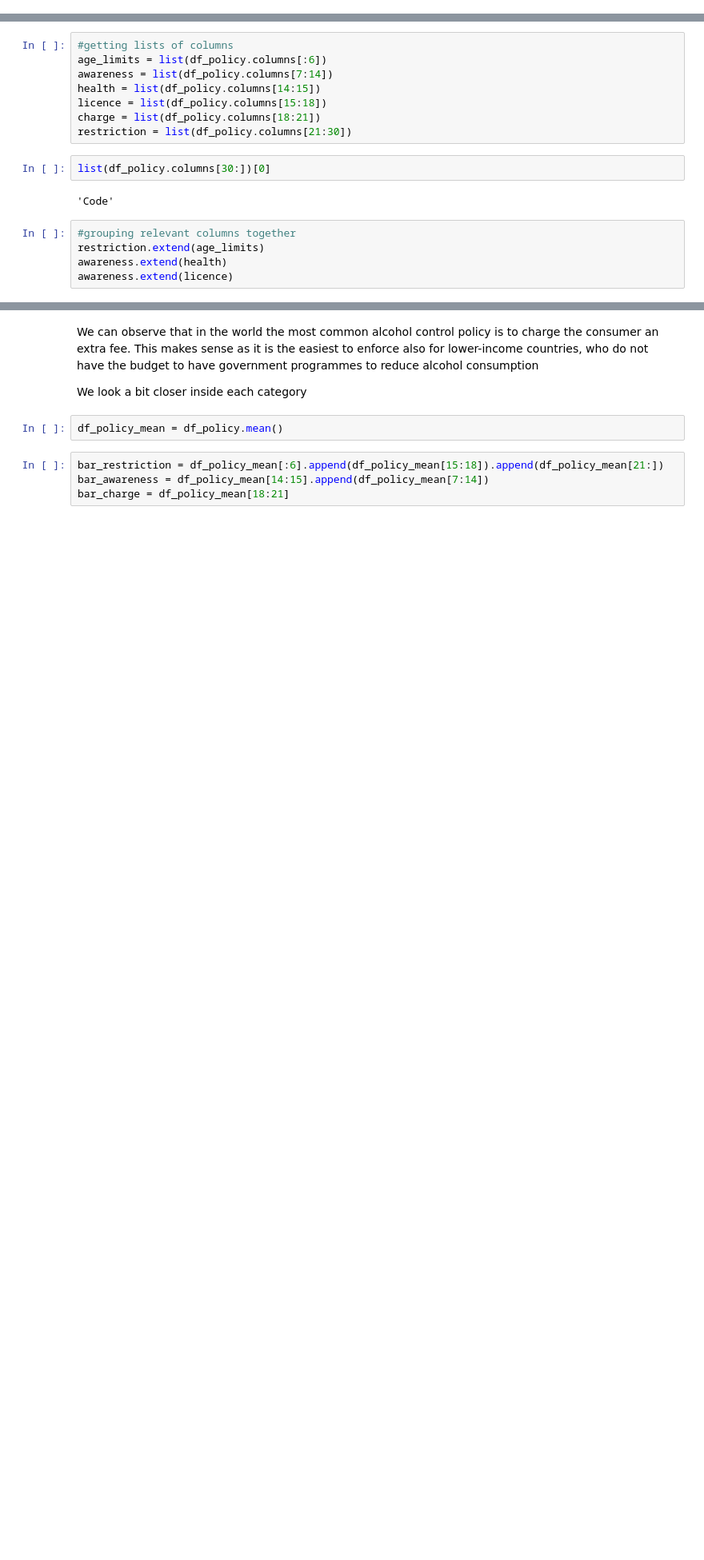
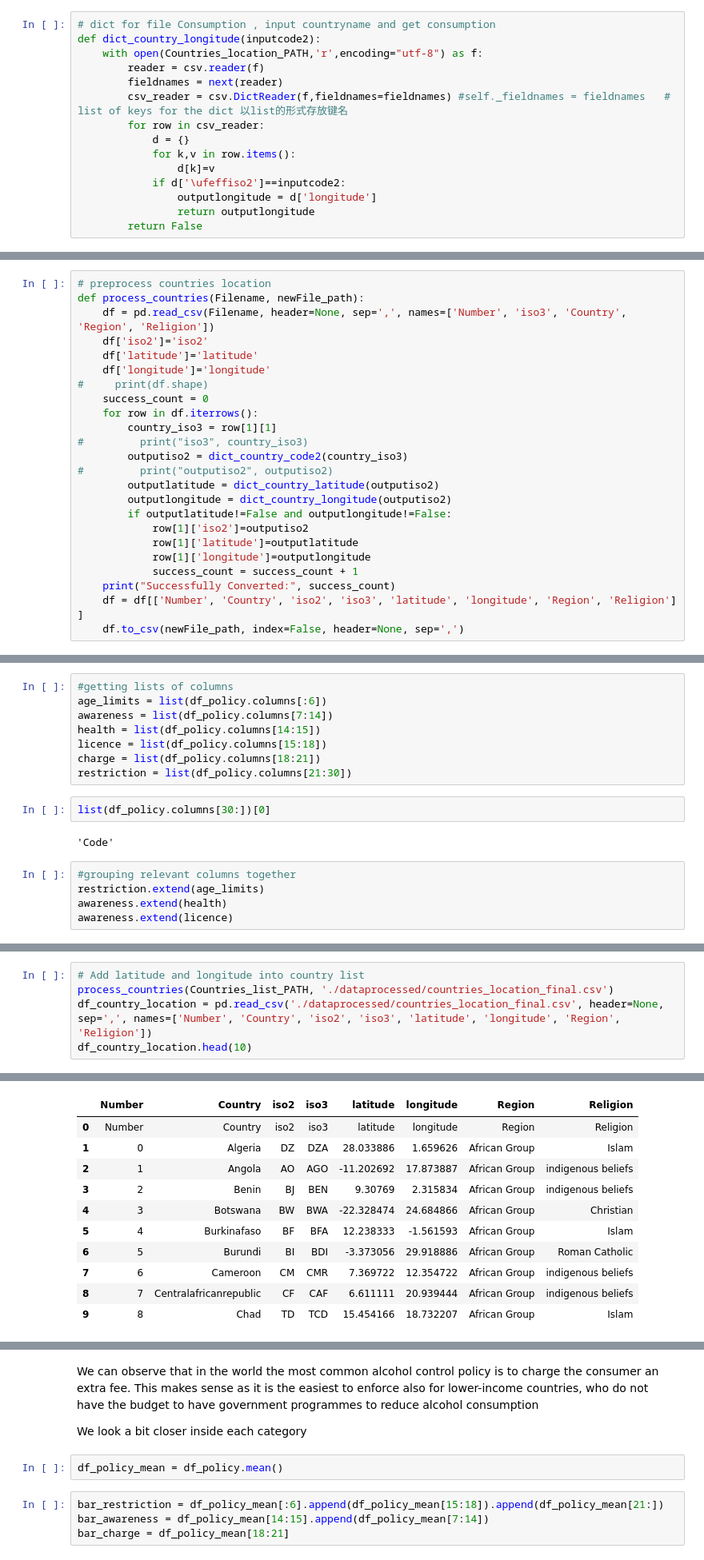
Before and after one commit to TomasTurner/Notorious_ADA_Projet_2019, a Jupyter notebook: final_notebook.ipynb, the cells around one changed output, grey strips where cells are left out. Shown at 80% size. Cells and saved outputs as stored; diff of their text form; blank space fills up the shorter version.

```diff
--- a/final_notebook.ipynb
+++ b/final_notebook.ipynb
@@ -29,0 +166,15 @@ IPython.OutputArea.auto_scroll_threshold = 9999;
+# %%
+# dict for file Consumption , input countryname and get consumption
+def dict_country_longitude(inputcode2):
+    with open(Countries_location_PATH,'r',encoding="utf-8") as f:
+        reader = csv.reader(f)
+        fieldnames = next(reader)
+        csv_reader = csv.DictReader(f,fieldnames=fieldnames) #self._fieldnames = fieldnames   # list of keys for the dict 以list的形式存放键名
+        for row in csv_reader:
+            d = {}
+            for k,v in row.items():
+                d[k]=v
+            if d['\ufeffiso2']==inputcode2:
+                outputlongitude = d['longitude']
+                return outputlongitude
+        return False
@@ -29,0 +204,24 @@ IPython.OutputArea.auto_scroll_threshold = 9999;
+# %%
+# preprocess countries location
+def process_countries(Filename, newFile_path):
+    df = pd.read_csv(Filename, header=None, sep=',', names=['Number', 'iso3', 'Country', 'Region', 'Religion'])
+    df['iso2']='iso2'
+    df['latitude']='latitude'
+    df['longitude']='longitude'
+#     print(df.shape)
+    success_count = 0
+    for row in df.iterrows():
+        country_iso3 = row[1][1]
+#         print("iso3", country_iso3)
+        outputiso2 = dict_country_code2(country_iso3)
+#         print("outputiso2", outputiso2)
+        outputlatitude = dict_country_latitude(outputiso2)
+        outputlongitude = dict_country_longitude(outputiso2)
+        if outputlatitude!=False and outputlongitude!=False:
+            row[1]['iso2']=outputiso2
+            row[1]['latitude']=outputlatitude
+            row[1]['longitude']=outputlongitude
+            success_count = success_count + 1
+    print("Successfully Converted:", success_count)
+    df = df[['Number', 'Country', 'iso2', 'iso3', 'latitude', 'longitude', 'Region', 'Religion'] ]
+    df.to_csv(newFile_path, index=False, header=None, sep=',')
@@ -477,0 +759,6 @@ In this section we want to analyse what ind of policies are present in different
+# %%
+# Add latitude and longitude into country list
+process_countries(Countries_list_PATH, './dataprocessed/countries_location_final.csv')
+df_country_location = pd.read_csv('./dataprocessed/countries_location_final.csv', header=None, sep=',', names=['Number', 'Country', 'iso2', 'iso3', 'latitude', 'longitude', 'Region', 'Religion'])
+df_country_location.head(10)
+# %% [output]
@@ -477,0 +766,11 @@ In this section we want to analyse what ind of policies are present in different
+|  | Number | Country | iso2 | iso3 | latitude | longitude | Region | Religion |
+| 0 | Number | Country | iso2 | iso3 | latitude | longitude | Region | Religion |
+| 1 | 0 | Algeria | DZ | DZA | 28.033886 | 1.659626 | African Group | Islam |
+| 2 | 1 | Angola | AO | AGO | -11.202692 | 17.873887 | African Group | indigenous beliefs |
+| 3 | 2 | Benin | BJ | BEN | 9.30769 | 2.315834 | African Group | indigenous beliefs |
+| 4 | 3 | Botswana | BW | BWA | -22.328474 | 24.684866 | African Group | Christian |
+| 5 | 4 | Burkinafaso | BF | BFA | 12.238333 | -1.561593 | African Group | Islam |
+| 6 | 5 | Burundi | BI | BDI | -3.373056 | 29.918886 | African Group | Roman Catholic |
+| 7 | 6 | Cameroon | CM | CMR | 7.369722 | 12.354722 | African Group | indigenous beliefs |
+| 8 | 7 | Centralafricanrepublic | CF | CAF | 6.611111 | 20.939444 | African Group | indigenous beliefs |
+| 9 | 8 | Chad | TD | TCD | 15.454166 | 18.732207 | African Group | Islam |
```
Also changed, not shown: parts of 82 cells of this notebook.
